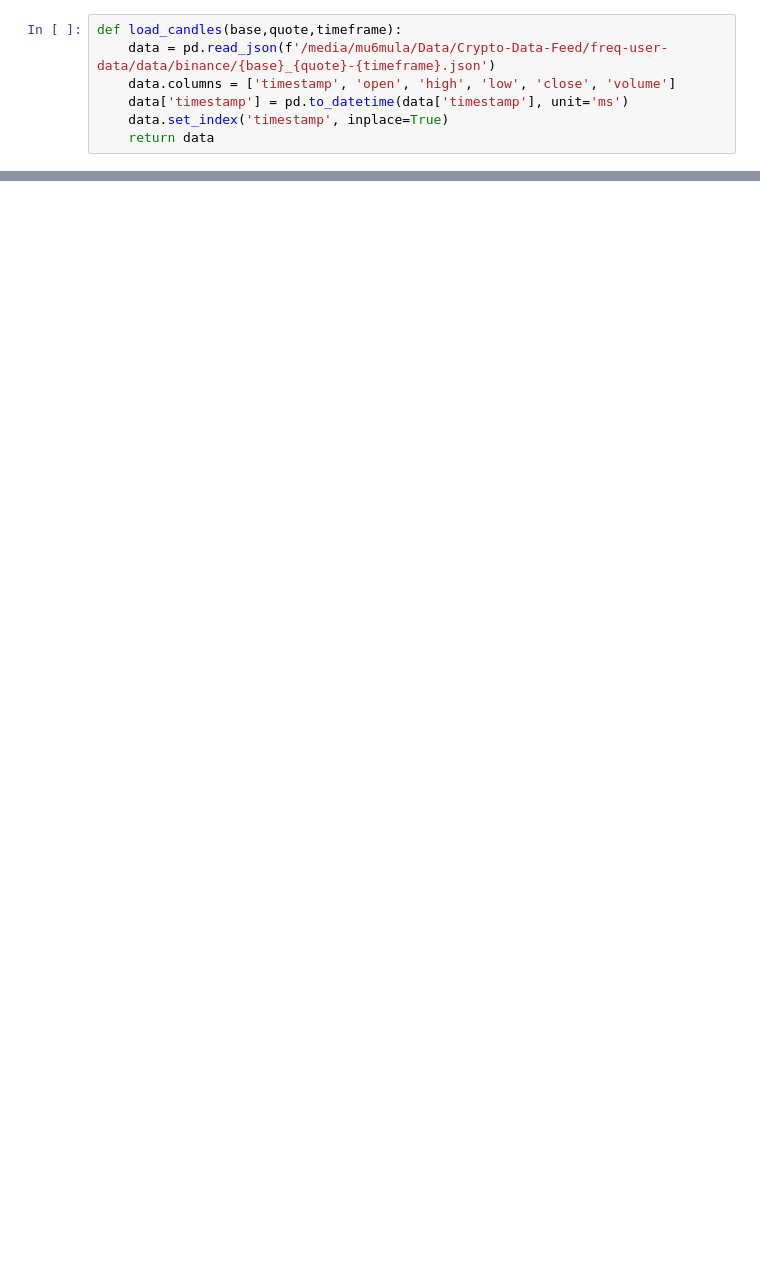
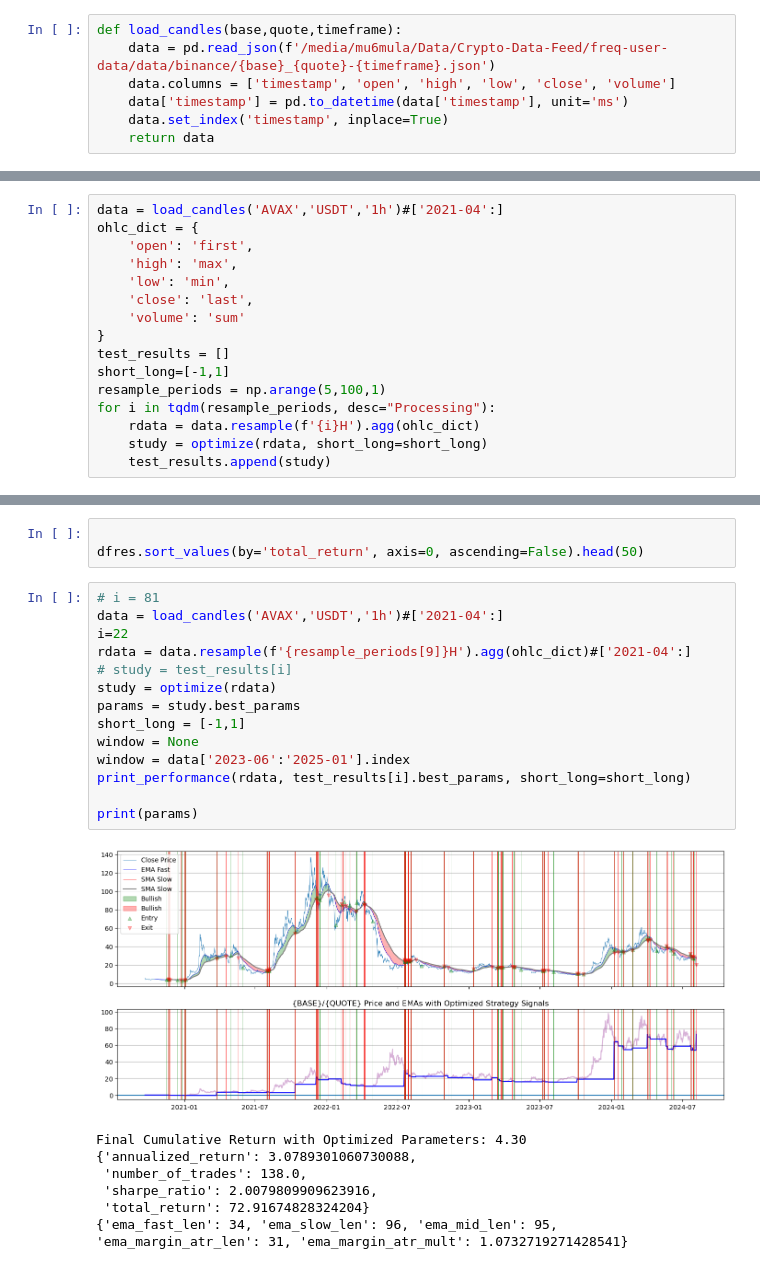
Before and after one commit to petarkabashki/pk-crypto-tools, a Jupyter notebook: research/ChatGPT/CTO-Larsen.ipynb, the cells around one changed output, grey strips where cells are left out. Drawn from its saved outputs; the diff is of its cells as text; blank space fills up the shorter version.

```diff
--- a/research/ChatGPT/CTO-Larsen.ipynb
+++ b/research/ChatGPT/CTO-Larsen.ipynb
@@ -313,0 +339,16 @@ Average Loss: 0.0000
+# %%
+data = load_candles('AVAX','USDT','1h')#['2021-04':]
+ohlc_dict = {
+    'open': 'first',
+    'high': 'max',
+    'low': 'min',
+    'close': 'last',
+    'volume': 'sum'
+}
+test_results = []
+short_long=[-1,1]
+resample_periods = np.arange(5,100,1)
+for i in tqdm(resample_periods, desc="Processing"):
+    rdata = data.resample(f'{i}H').agg(ohlc_dict)
+    study = optimize(rdata, short_long=short_long)
+    test_results.append(study)
@@ -313,0 +403,25 @@ Average Loss: 0.0000
+# %%
+
+dfres.sort_values(by='total_return', axis=0, ascending=False).head(50)
+# %%
+# i = 81
+data = load_candles('AVAX','USDT','1h')#['2021-04':]
+i=22
+rdata = data.resample(f'{resample_periods[9]}H').agg(ohlc_dict)#['2021-04':]
+# study = test_results[i]
+study = optimize(rdata)
+params = study.best_params
+short_long = [-1,1]
+window = None
+window = data['2023-06':'2025-01'].index
+print_performance(rdata, test_results[i].best_params, short_long=short_long)
+
+print(params)
+# %% [output]
+[figure, added]
+Final Cumulative Return with Optimized Parameters: 4.30
+{'annualized_return': 3.0789301060730088,
+ 'number_of_trades': 138.0,
+ 'sharpe_ratio': 2.0079809909623916,
+ 'total_return': 72.91674828324204}
+{'ema_fast_len': 34, 'ema_slow_len': 96, 'ema_mid_len': 95, 'ema_margin_atr_len': 31, 'ema_margin_atr_mult': 1.0732719271428541}
```
Also changed, not shown: parts of 8 cells of this notebook, 2 other files.
